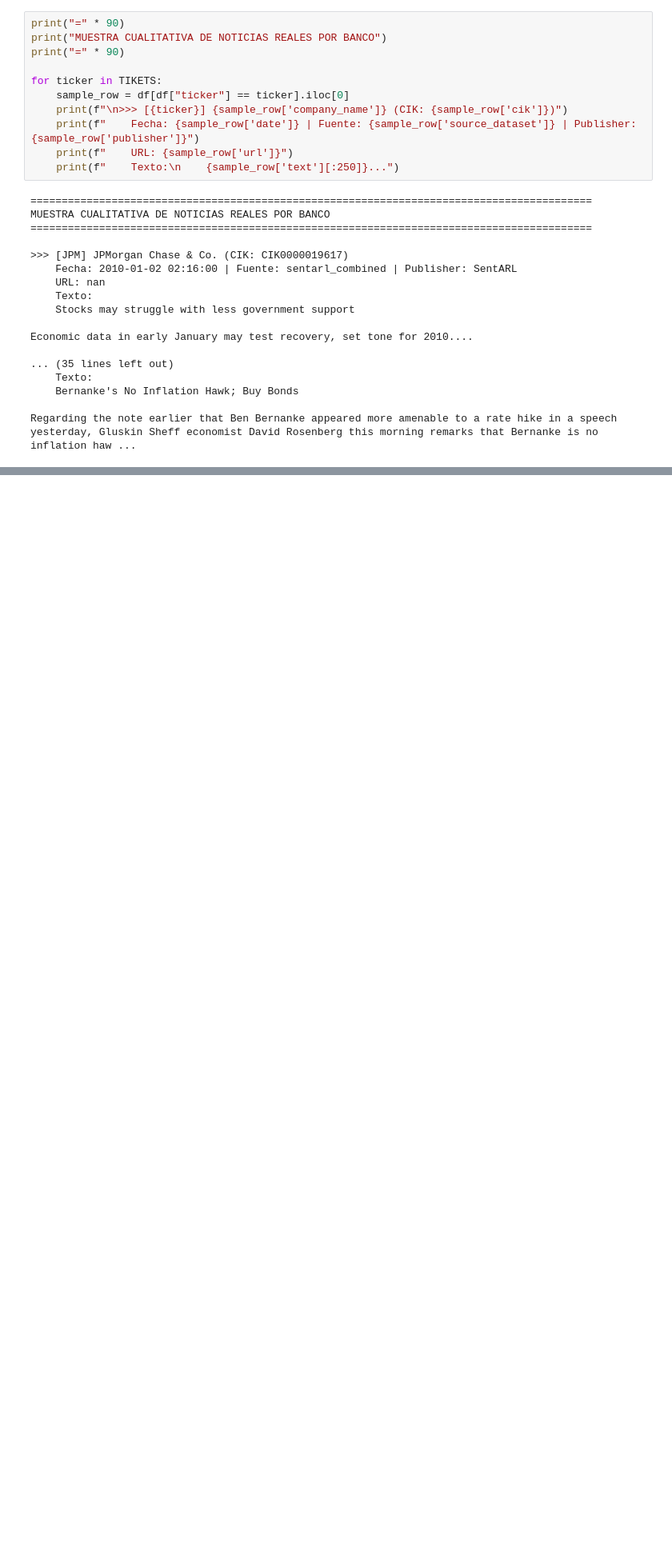
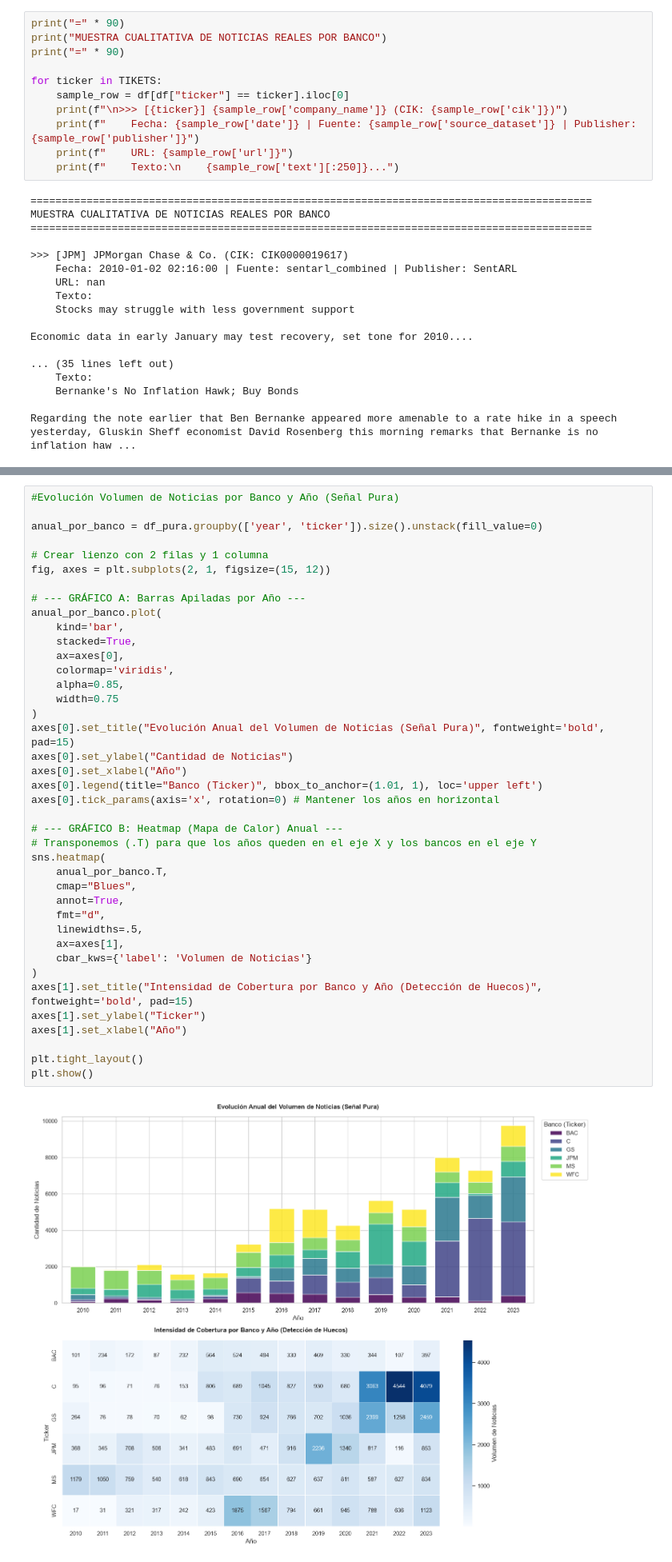
Before and after one commit to ArturoCarrilloJimenez/TFM-Master, a Jupyter notebook: src/notebooks/multisource_financial_news_EDA_2010_2023.ipynb, the cells around one changed output, grey strips where cells are left out. Shown at 80% size. Saved outputs shown, nothing was run; the diff lists cells and outputs as text; blank space fills up the shorter version.

```diff
--- a/src/notebooks/multisource_financial_news_EDA_2010_2023.ipynb
+++ b/src/notebooks/multisource_financial_news_EDA_2010_2023.ipynb
@@ -315,0 +481,42 @@ Regarding the note earlier that Ben Bernanke appeared more amenable to a rate hi
+# %%
+#Evolución Volumen de Noticias por Banco y Año (Señal Pura)
+
+anual_por_banco = df_pura.groupby(['year', 'ticker']).size().unstack(fill_value=0)
+
+# Crear lienzo con 2 filas y 1 columna
+fig, axes = plt.subplots(2, 1, figsize=(15, 12))
+
+# --- GRÁFICO A: Barras Apiladas por Año ---
+anual_por_banco.plot(
+    kind='bar',
+    stacked=True,
+    ax=axes[0],
+    colormap='viridis',
+    alpha=0.85,
+    width=0.75
+)
+axes[0].set_title("Evolución Anual del Volumen de Noticias (Señal Pura)", fontweight='bold', pad=15)
+axes[0].set_ylabel("Cantidad de Noticias")
+axes[0].set_xlabel("Año")
+axes[0].legend(title="Banco (Ticker)", bbox_to_anchor=(1.01, 1), loc='upper left')
+axes[0].tick_params(axis='x', rotation=0) # Mantener los años en horizontal
+
+# --- GRÁFICO B: Heatmap (Mapa de Calor) Anual ---
+# Transponemos (.T) para que los años queden en el eje X y los bancos en el eje Y
+sns.heatmap(
+    anual_por_banco.T,
+    cmap="Blues",
+    annot=True,
+    fmt="d",
+    linewidths=.5,
+    ax=axes[1],
+    cbar_kws={'label': 'Volumen de Noticias'}
+)
+axes[1].set_title("Intensidad de Cobertura por Banco y Año (Detección de Huecos)", fontweight='bold', pad=15)
+axes[1].set_ylabel("Ticker")
+axes[1].set_xlabel("Año")
+
+plt.tight_layout()
+plt.show()
+# %% [output]
+[figure, added]
```
Also changed, not shown: parts of 11 cells of this notebook.
